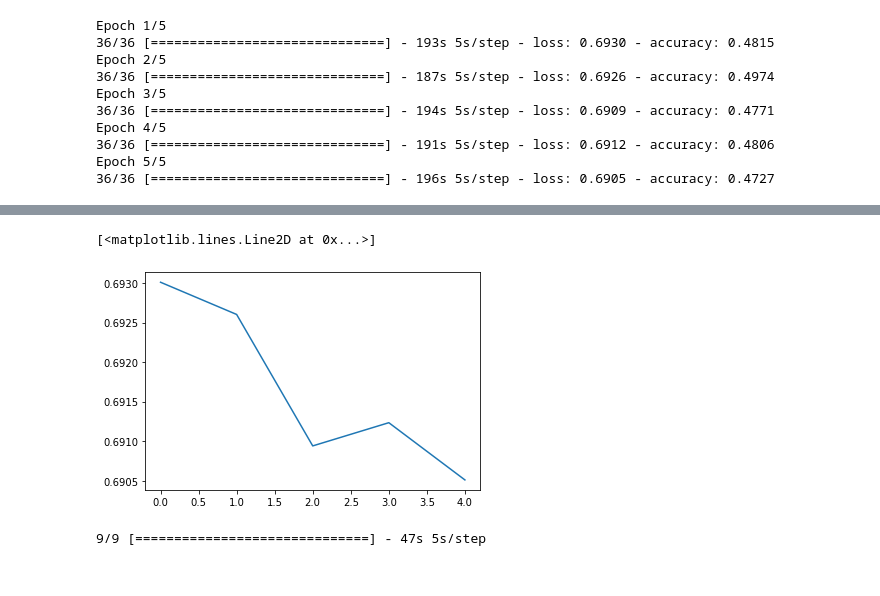
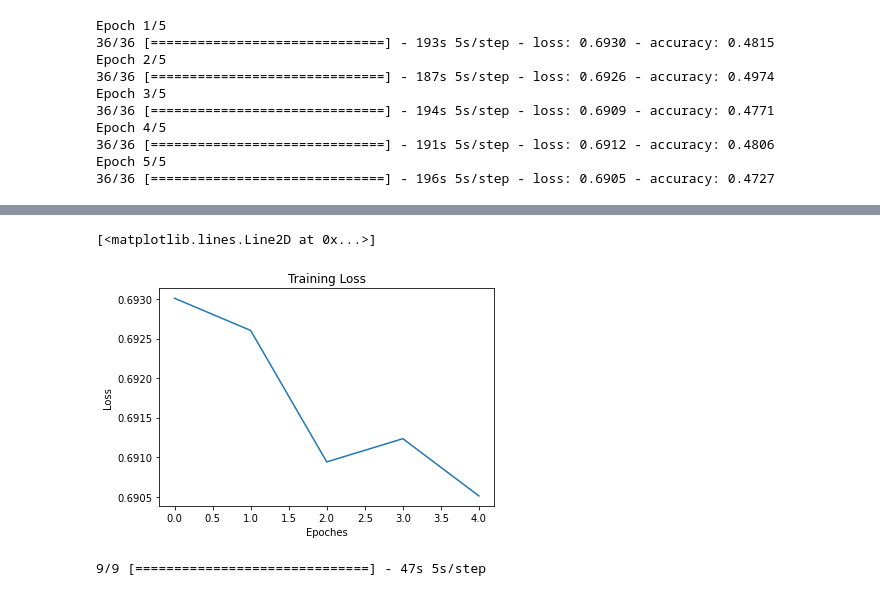
Before and after one commit to xiaodanlu/ANLY-580-Final-Project, a Jupyter notebook: Code/BERT2.ipynb, the cells around one changed output, grey strips where cells are left out. Saved outputs shown, nothing was run; the diff lists cells and outputs as text; code cells hidden in the pictures.

```diff
--- a/Code/BERT2.ipynb
+++ b/Code/BERT2.ipynb
@@ -125,8 +127,11 @@ plt.plot(acc)
-# %%
-plt.plot(loss)
-# %% [output]
-[<matplotlib.lines.Line2D at 0x...>]
-[figure, removed]
+# %%
+plt.title("Training Loss")
+plt.xlabel("Epoches")
+plt.ylabel("Loss")
+plt.plot(loss)
+# %% [output]
+[<matplotlib.lines.Line2D at 0x...>]
+[figure, added]
 # %%
 y_pred = model.predict(x_test)
 y_pred = y_pred.flatten()
```
Also changed, not shown: parts of 1 cell of this notebook.
